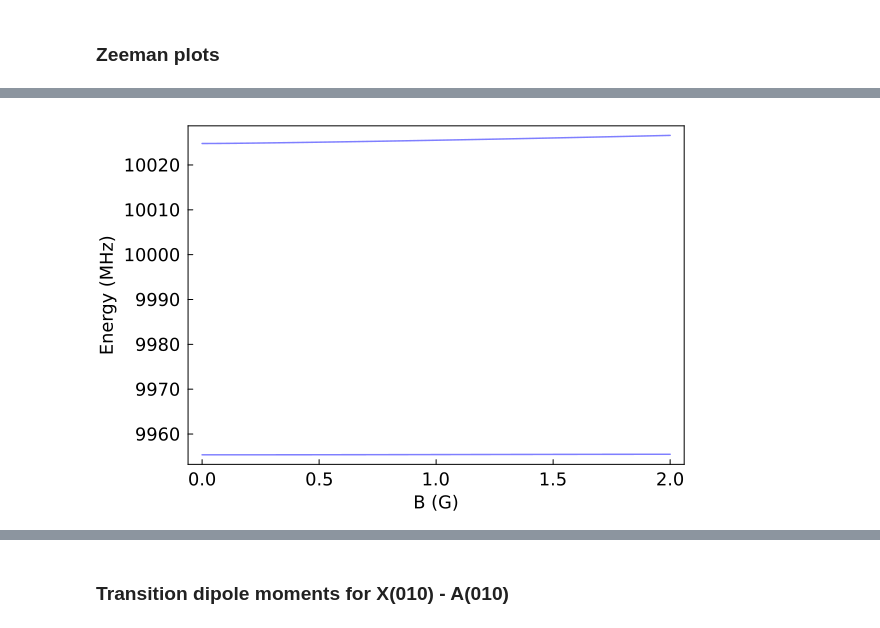
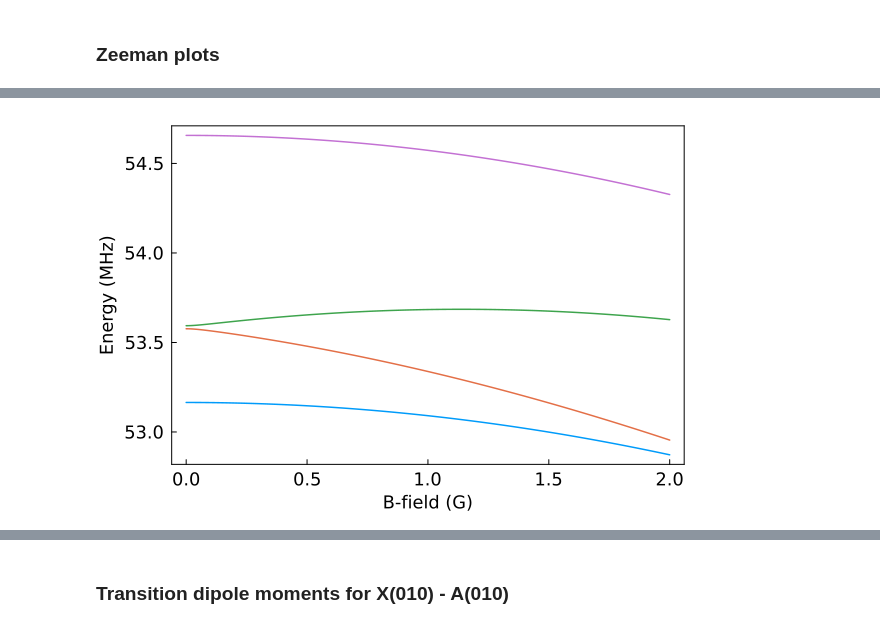
Before and after one commit to munozariasjm/QuantumStates.jl, a Jupyter notebook: examples/CaOH/CaOH_OpticalPumping.ipynb, the cells around one changed output, grey strips where cells are left out. Cells and saved outputs as stored; diff of their text form; code cells hidden in the pictures.

```diff
--- a/examples/CaOH/CaOH_OpticalPumping.ipynb
+++ b/examples/CaOH/CaOH_OpticalPumping.ipynb
@@ -284,14 +224,15 @@ matrix_values = hcat(values(scan_values)...)'
 # %%
 using Plots, LaTeXStrings
-plot(Bs, matrix_values[:,[4,24]], linewidth=1.5, linecolor=:blue, alpha=0.5)
+Es_rel = matrix_values .- matrix_values[1,1]
+plot(Bs, Es_rel[:,13:16] .* 1e-6, linewidth=1.5)
 plot!(
     legend=nothing,
-    xlabel="B (G)",
+    xlabel="B-field (G)",
     ylabel="Energy (MHz)",
     labelfontsize=12,
     tickfontsize=12,
     grid=:off,
     box=:on
     )
 # %% [output]
-[figure, old version]
+[figure, new version]
```
Also changed, not shown: parts of 20 cells of this notebook, 11 other files.
